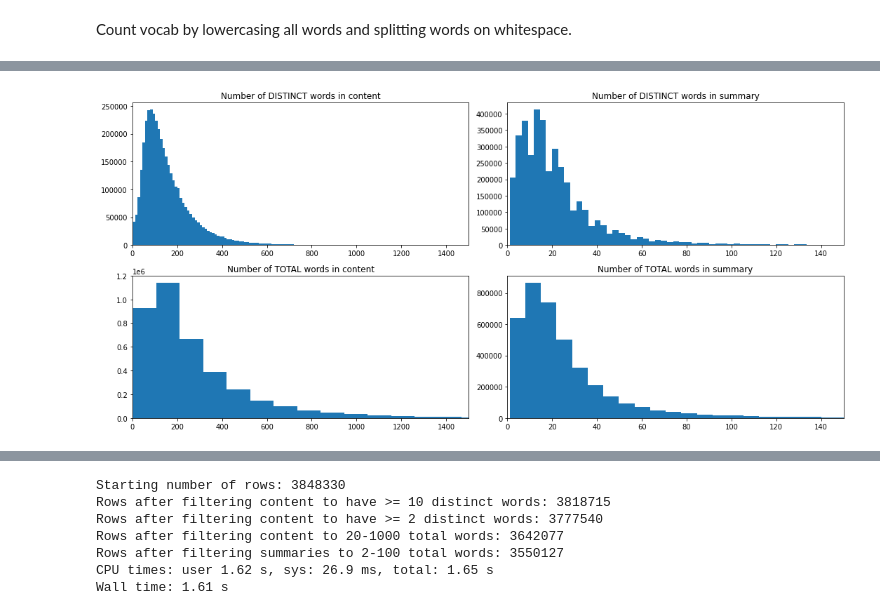
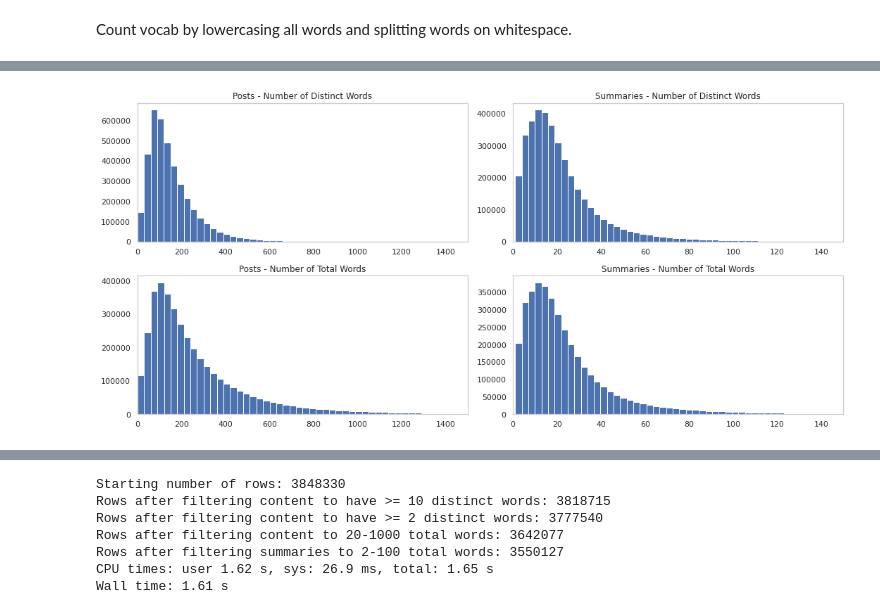
Before and after one commit to trevor-johnson/w266_reddit_summarization, a Jupyter notebook: data_setups/eda.ipynb, the cells around one changed output, grey strips where cells are left out. Saved outputs shown, nothing was run; the diff lists cells and outputs as text; code cells hidden in the pictures.

```diff
--- a/data_setups/eda.ipynb
+++ b/data_setups/eda.ipynb
@@ -93,23 +154,28 @@ Wall time: 3min 28s
 # %%
+import seaborn as sns
+sns.set(font='Franklin Gothic Book', rc = {'figure.figsize':(15,8)})
+sns.set_style("whitegrid", {'axes.grid' : False})
+
 fig, ax = plt.subplots(2, 2, figsize = (15,7))
 
-ax[0][0].hist(df['content_vocab'], bins=200)
+ax[0][0].hist(df[df['content_vocab'] < 1501]['content_vocab'], bins=50)
 ax[0][0].set_xlim(0, 1500)
-ax[0][0].title.set_text("Number of DISTINCT words in content")
+ax[0][0].title.set_text("Posts - Number of Distinct Words")
 
-ax[0][1].hist(df['summary_vocab'], bins=500)
+ax[0][1].hist(df[df['summary_vocab'] < 151]['summary_vocab'], bins=50)
 ax[0][1].set_xlim(0, 150)
-ax[0][1].title.set_text("Number of DISTINCT words in summary")
+ax[0][1].title.set_text("Summaries - Number of Distinct Words")
 
 # count total words
-ax[1][0].hist(df['content_total_words'], bins=200)
+ax[1][0].hist(df[df['content_total_words'] < 1501]['content_total_words'], bins=50)
 ax[1][0].set_xlim(0, 1500)
-ax[1][0].title.set_text("Number of TOTAL words in content")
+ax[1][0].title.set_text("Posts - Number of Total Words")
 
-ax[1][1].hist(df['summary_total_words'], bins=500)
+ax[1][1].hist(df[df['summary_total_words'] < 151]['summary_total_words'], bins=50)
 ax[1][1].set_xlim(0, 150)
-ax[1][1].title.set_text("Number of TOTAL words in summary")
+ax[1][1].title.set_text("Summaries - Number of Total Words")
 
 fig.tight_layout()
+fig.savefig('/content/gdrive/MyDrive/w266/word_counts.png', dpi=300)
 # %% [output]
-[figure, old version]
+[figure, new version]
```
Also changed, not shown: parts of 11 cells of this notebook, 3 other files.
